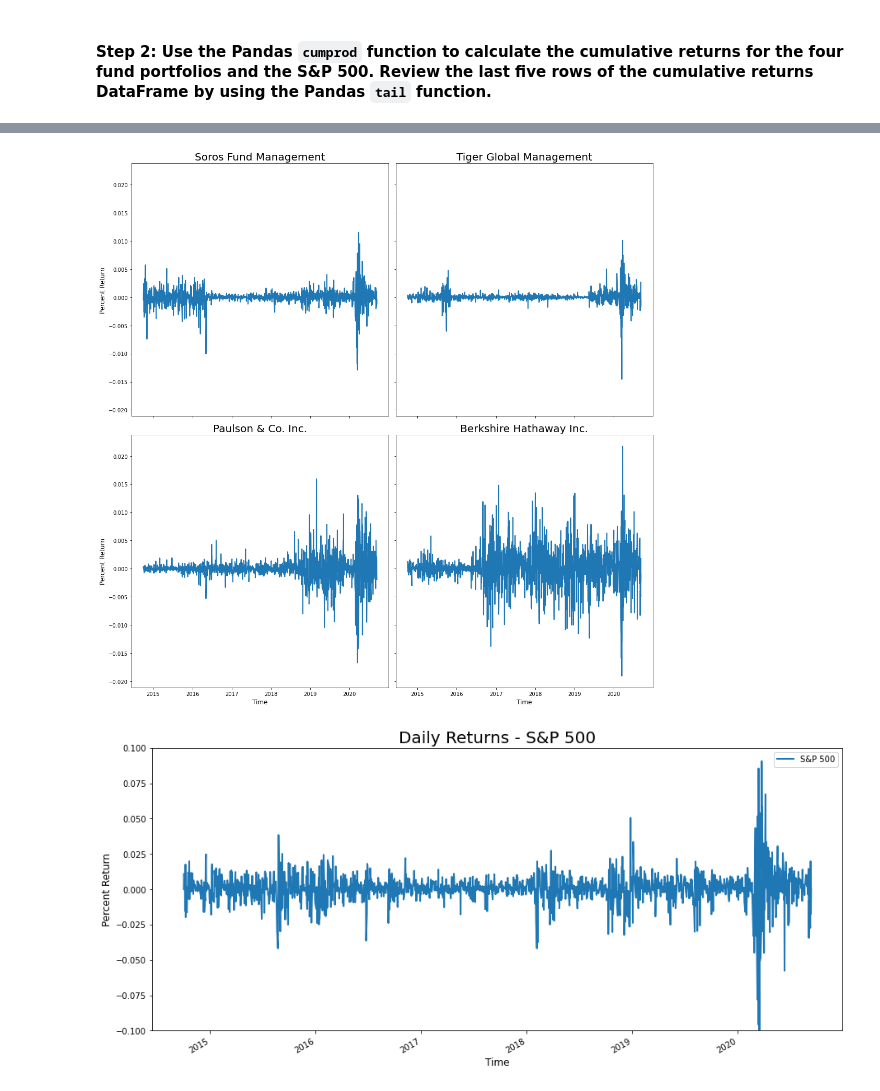
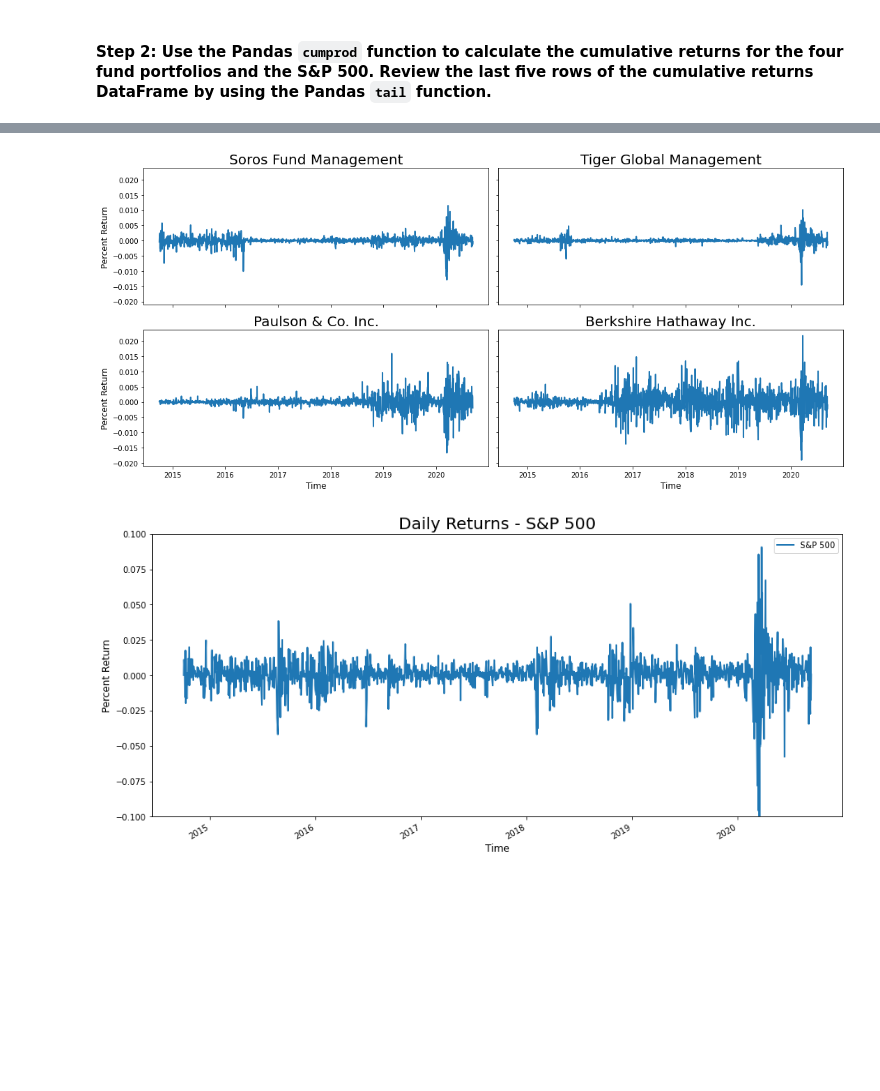
Before and after one commit to ipopester/Portfolio-Analysis, a Jupyter notebook: risk_return_analysis.ipynb, the cells around one changed output, grey strips where cells are left out. Cells and saved outputs as stored; diff of their text form; code cells hidden in the pictures; blank space fills up the shorter version.

```diff
--- a/risk_return_analysis.ipynb
+++ b/risk_return_analysis.ipynb
@@ -246,45 +247,45 @@ plt.show()
 # %%
 
 
-fig, axs = plt.subplots(2, 2, sharex=False, sharey=True)
+fig, axs = plt.subplots(2, 2, sharex=True, sharey=True)
 
 
-plt.rcParams["figure.figsize"] = (20,20)
+plt.rcParams["figure.figsize"] = (25,7)
 plt.rcParams['lines.linewidth'] = 2
 #plt.rc('lines', linewidth=3, color='g')
 
 axs[0, 0].plot(srs_daily_returns)
 axs[0, 0].set_title("Soros Fund Management", fontsize=20)
 
 
 axs[1, 0].plot(plsn_daily_returns)
 axs[1, 0].set_title("Paulson & Co. Inc.", fontsize=20)
 
 
 #axs[1, 0].sharex(axs[0, 0])
 
 axs[0, 1].plot(tgr_daily_returns)
 axs[0, 1].set_title("Tiger Global Management", fontsize=20)
 
 
 axs[1, 1].plot(bh_daily_returns)
 axs[1, 1].set_title("Berkshire Hathaway Inc.", fontsize=20)
 
 for ax in axs.flat:
     ax.set_xlabel('Time', fontsize = 12)
     ax.set_ylabel('Percent Return', fontsize = 12)
     #ax.set(xlabel='Time', ylabel='Percent Return')
     #ax.get_lines()[0].set_color("black")
     ax.label_outer()
 
 #axs.tick_params(axis='x', labelsize=30)
-#for ticks in axs:
-#    plt.xticks(fontsize=20)
-#    plt.yticks(fontsize=20)
+    #for ticks in axs:
+     #   plt.xticks(fontsize=20)
+      #  plt.yticks(fontsize=20)
 
 fig.tight_layout()
 # %% [output]
-[figure, old version]
+[figure, new version]
 # %%
 sp500_daily_returns.plot(
     figsize=(15,7),
```
Also changed, not shown: parts of 28 cells of this notebook.
